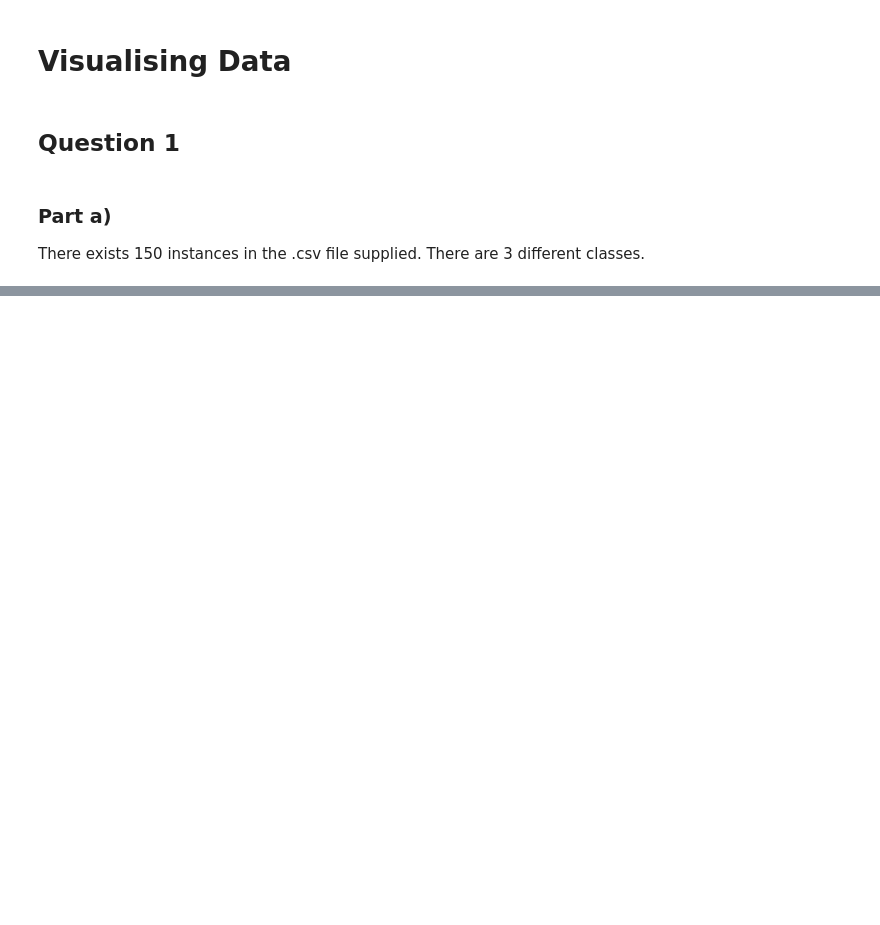
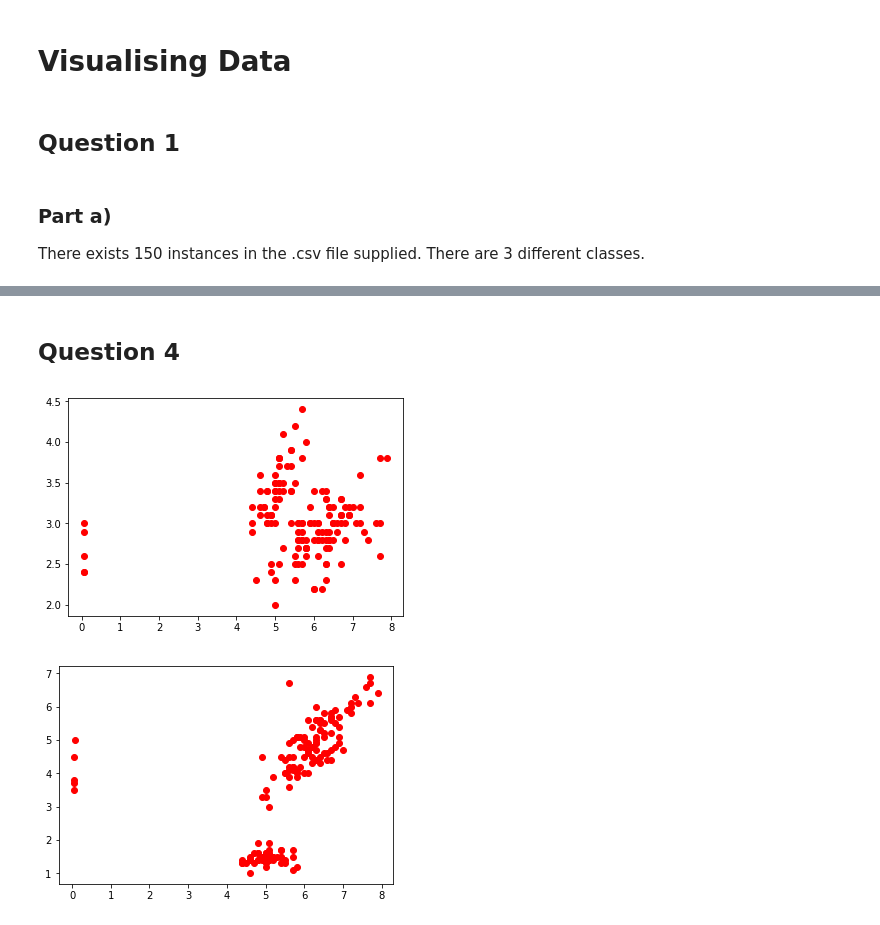
Before and after one commit to epan-1/uni-machine-learning-2018, a Jupyter notebook: Practical_2/Practical_2.ipynb, the cells around one changed output, grey strips where cells are left out. Drawn from its saved outputs; the diff is of its cells as text; code cells hidden in the pictures; blank space fills up the shorter version.

```diff
--- a/Practical_2/Practical_2.ipynb
+++ b/Practical_2/Practical_2.ipynb
@@ -31,0 +153,11 @@ print(class_dict)
+# %% [markdown]
+## Question 4
+# %%
+plt.scatter(np.array(sepal_length),np.array(sepal_width), c="red")
+plt.show()
+
+plt.scatter(np.array(sepal_length),np.array(petal_length), c="red")
+plt.show()
+# %% [output]
+[figure, added]
+[figure, added]
```
Also changed, not shown: parts of 8 cells of this notebook.
